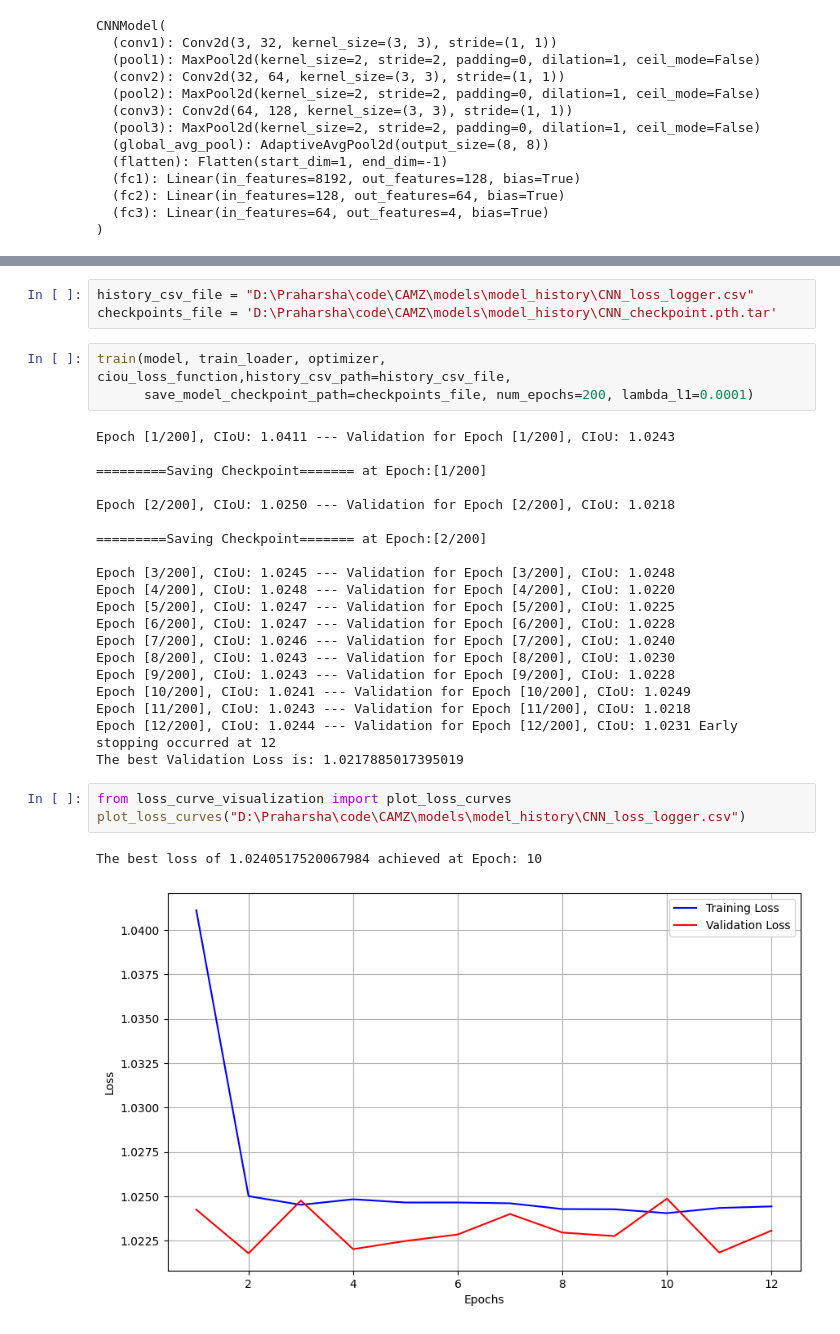
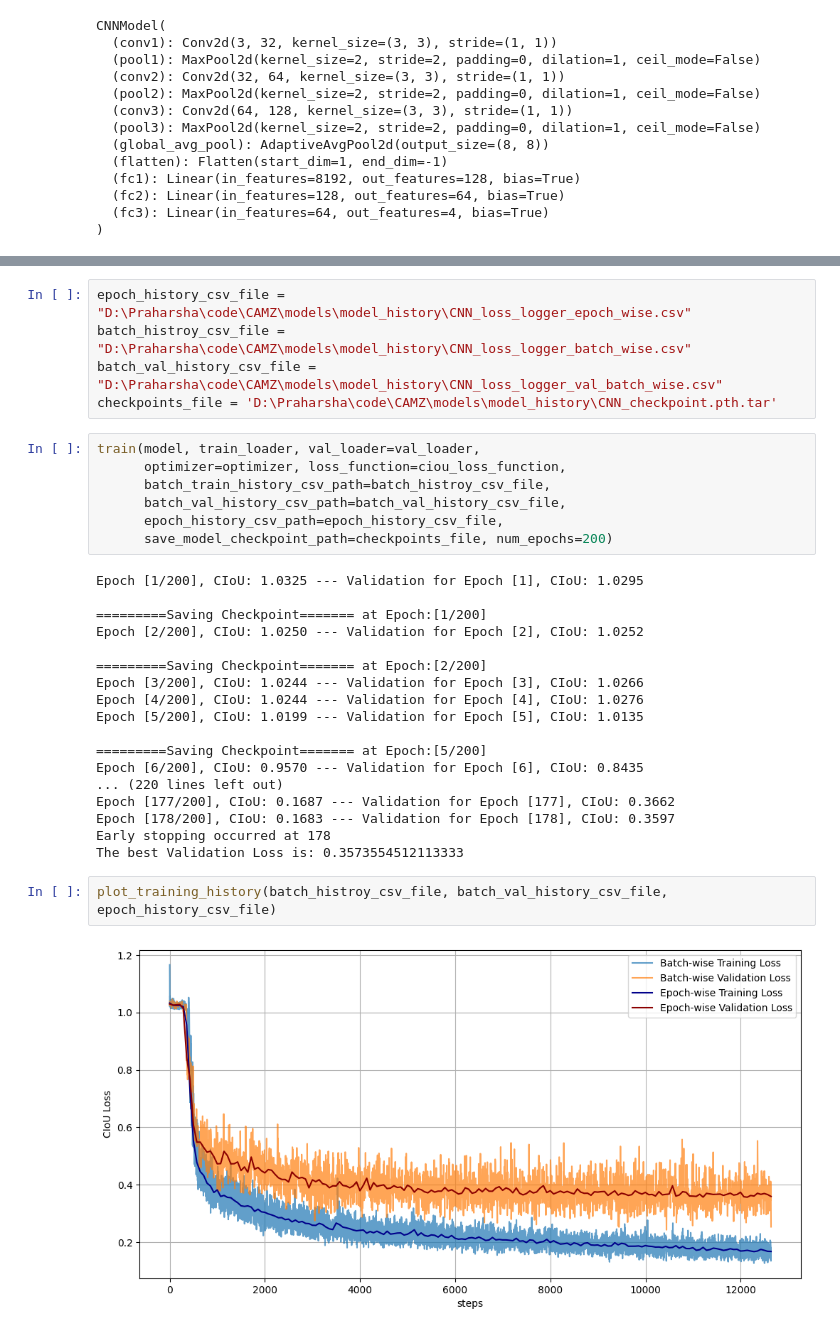
Before and after one commit to Praharsha-Himala/CAMZ, a Jupyter notebook: notebooks/2.0-chp-CNN.ipynb, the cells around one changed output, grey strips where cells are left out. Saved outputs shown, nothing was run; the diff lists cells and outputs as text.

Commit message:
Commit without models folder

```diff
--- a/notebooks/2.0-chp-CNN.ipynb
+++ b/notebooks/2.0-chp-CNN.ipynb
@@ -196,37 +231,39 @@ def train(model, train_loader, optimizer,
 
     print(f"The best Validation Loss is: {best_val_ciou_loss}")
 # %%
-history_csv_file = "D:\Praharsha\code\CAMZ\models\model_history\CNN_loss_logger.csv"
+epoch_history_csv_file = "D:\Praharsha\code\CAMZ\models\model_history\CNN_loss_logger_epoch_wise.csv"
+batch_histroy_csv_file = "D:\Praharsha\code\CAMZ\models\model_history\CNN_loss_logger_batch_wise.csv"
+batch_val_history_csv_file = "D:\Praharsha\code\CAMZ\models\model_history\CNN_loss_logger_val_batch_wise.csv"
 checkpoints_file = 'D:\Praharsha\code\CAMZ\models\model_history\CNN_checkpoint.pth.tar'
 # %%
-train(model, train_loader, optimizer, ciou_loss_function,history_csv_path=history_csv_file,
-      save_model_checkpoint_path=checkpoints_file, num_epochs=200, lambda_l1=0.0001)
+train(model, train_loader, val_loader=val_loader,
+      optimizer=optimizer, loss_function=ciou_loss_function,
+      batch_train_history_csv_path=batch_histroy_csv_file,
+      batch_val_history_csv_path=batch_val_history_csv_file,
+      epoch_history_csv_path=epoch_history_csv_file,
+      save_model_checkpoint_path=checkpoints_file, num_epochs=200)
 # %% [output]
-Epoch [1/200], CIoU: 1.0411 --- Validation for Epoch [1/200], CIoU: 1.0243
+Epoch [1/200], CIoU: 1.0325 --- Validation for Epoch [1], CIoU: 1.0295
 
 =========Saving Checkpoint======= at Epoch:[1/200]
-
-Epoch [2/200], CIoU: 1.0250 --- Validation for Epoch [2/200], CIoU: 1.0218
+Epoch [2/200], CIoU: 1.0250 --- Validation for Epoch [2], CIoU: 1.0252
 
 =========Saving Checkpoint======= at Epoch:[2/200]
+Epoch [3/200], CIoU: 1.0244 --- Validation for Epoch [3], CIoU: 1.0266
+Epoch [4/200], CIoU: 1.0244 --- Validation for Epoch [4], CIoU: 1.0276
+Epoch [5/200], CIoU: 1.0199 --- Validation for Epoch [5], CIoU: 1.0135
 
-Epoch [3/200], CIoU: 1.0245 --- Validation for Epoch [3/200], CIoU: 1.0248
-Epoch [4/200], CIoU: 1.0248 --- Validation for Epoch [4/200], CIoU: 1.0220
-Epoch [5/200], CIoU: 1.0247 --- Validation for Epoch [5/200], CIoU: 1.0225
-Epoch [6/200], CIoU: 1.0247 --- Validation for Epoch [6/200], CIoU: 1.0228
-Epoch [7/200], CIoU: 1.0246 --- Validation for Epoch [7/200], CIoU: 1.0240
-Epoch [8/200], CIoU: 1.0243 --- Validation for Epoch [8/200], CIoU: 1.0230
-Epoch [9/200], CIoU: 1.0243 --- Validation for Epoch [9/200], CIoU: 1.0228
-Epoch [10/200], CIoU: 1.0241 --- Validation for Epoch [10/200], CIoU: 1.0249
-Epoch [11/200], CIoU: 1.0243 --- Validation for Epoch [11/200], CIoU: 1.0218
-Epoch [12/200], CIoU: 1.0244 --- Validation for Epoch [12/200], CIoU: 1.0231 Early stopping occurred at 12
-The best Validation Loss is: 1.0217885017395019
+=========Saving Checkpoint======= at Epoch:[5/200]
+Epoch [6/200], CIoU: 0.9570 --- Validation for Epoch [6], CIoU: 0.8435
+... (220 lines left out)
+Epoch [177/200], CIoU: 0.1687 --- Validation for Epoch [177], CIoU: 0.3662
+Epoch [178/200], CIoU: 0.1683 --- Validation for Epoch [178], CIoU: 0.3597
+Early stopping occurred at 178
+The best Validation Loss is: 0.3573554512113333
-# %%
-from loss_curve_visualization import plot_loss_curves
-plot_loss_curves("D:\Praharsha\code\CAMZ\models\model_history\CNN_loss_logger.csv")
-# %% [output]
-The best loss of 1.0240517520067984 achieved at Epoch: 10
-[figure, removed]
+# %%
+plot_training_history(batch_histroy_csv_file, batch_val_history_csv_file, epoch_history_csv_file)
+# %% [output]
+[figure, added]
 # %%
 def load_checkpoint(checkpoint, architecture, optimizer):
     print("loading checkpoint...")
```
Also changed, not shown: parts of 10 cells of this notebook, 26 other files.
